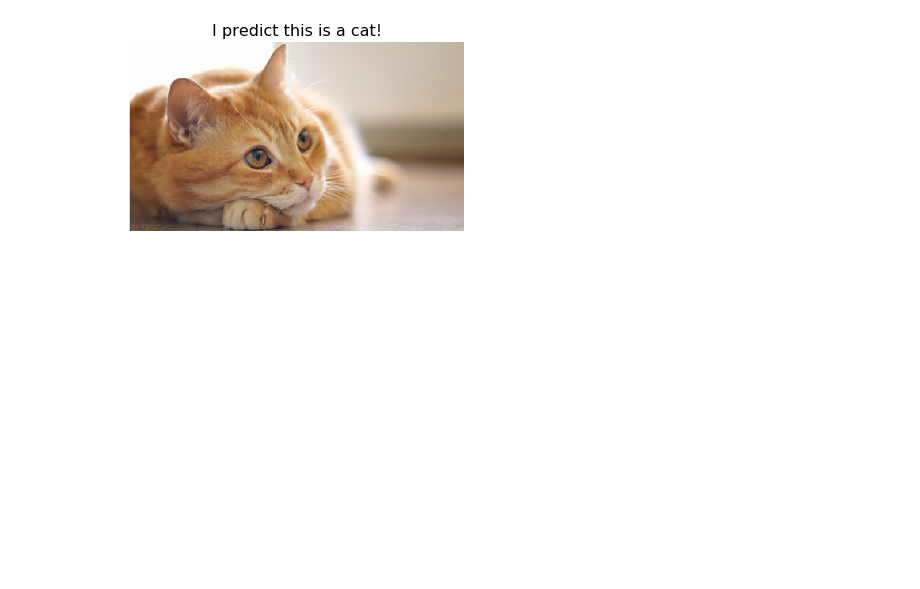
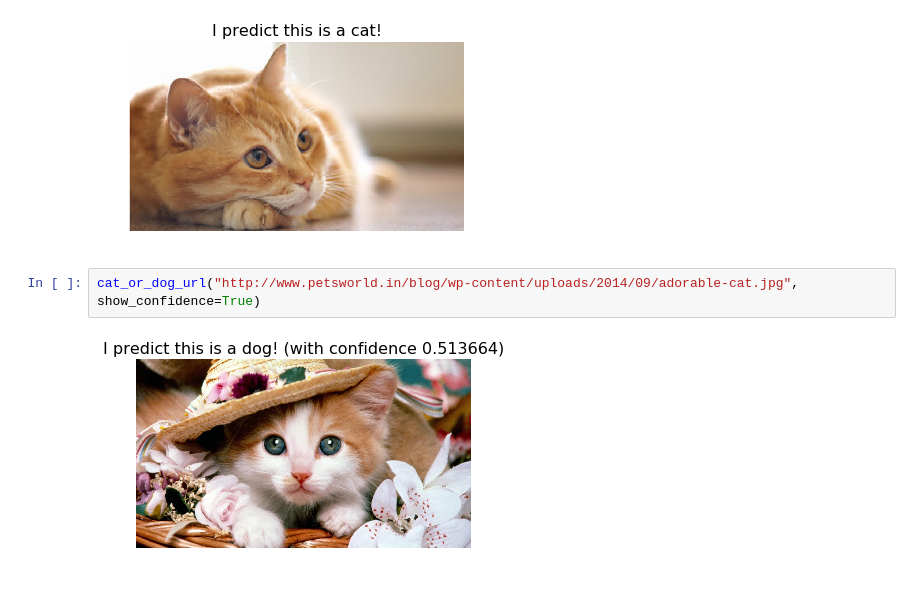
Before and after one commit to stevenstetzler/kahs-nn, a Jupyter notebook: cats_or_dogs/cat_or_dog.ipynb, the cells around one changed output. Drawn from its saved outputs; the diff is of its cells as text; blank space fills up the shorter version.

```diff
--- a/cats_or_dogs/cat_or_dog.ipynb
+++ b/cats_or_dogs/cat_or_dog.ipynb
@@ -82,3 +82,7 @@ cat_or_dog_url("https://cdn.pixabay.com/photo/2016/08/10/02/55/kitten-1582384_96
 cat_or_dog_url("https://www.cats.org.uk/uploads/images/featurebox_sidebar_kids/grief-and-loss.jpg")
 # %% [output]
 [figure]
+# %%
+cat_or_dog_url("http://www.petsworld.in/blog/wp-content/uploads/2014/09/adorable-cat.jpg", show_confidence=True)
+# %% [output]
+[figure, added]
```
Also changed, not shown: parts of 2 cells of this notebook, 1 other file.
